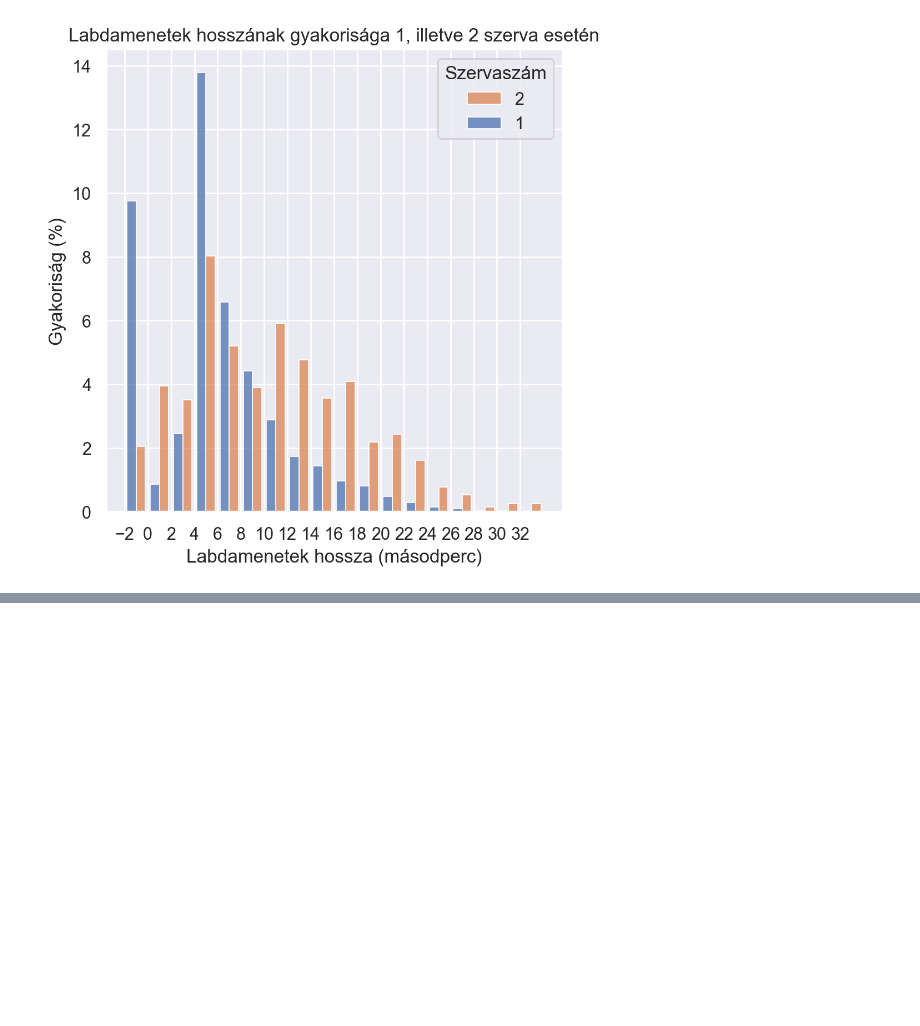
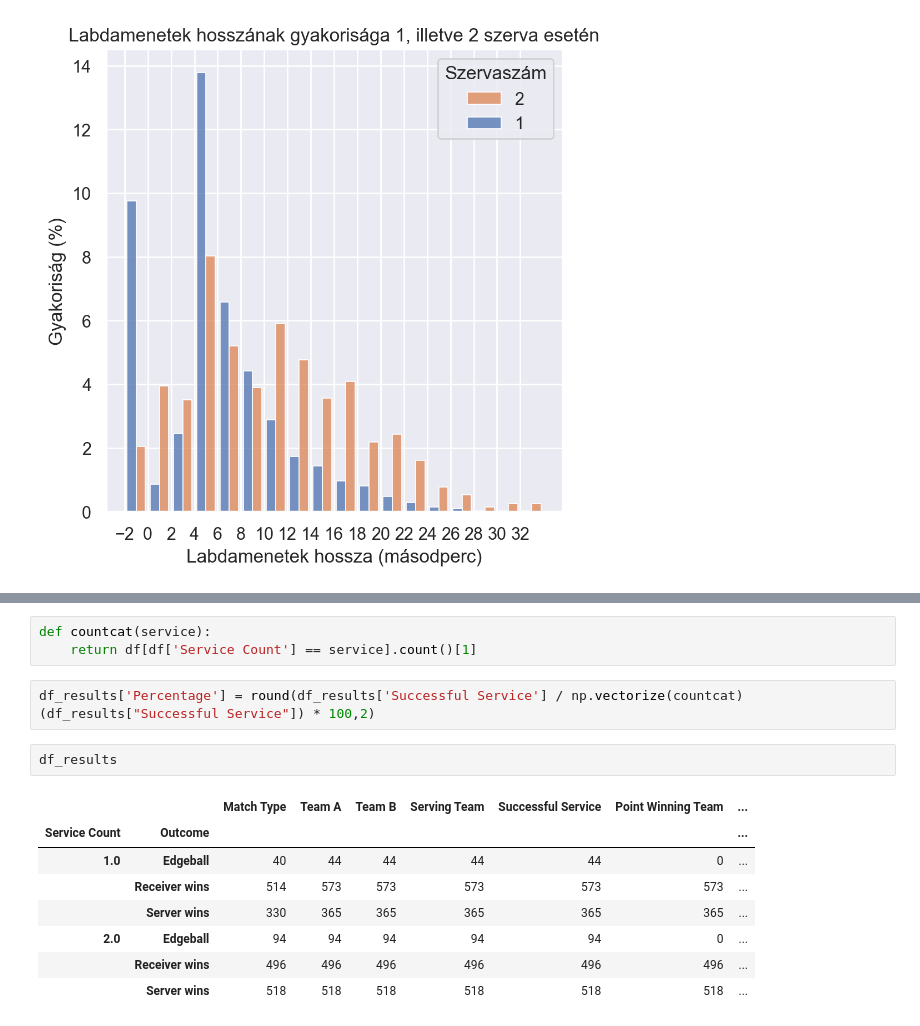
Before and after one commit to barnabasnemeth/Teqball_Services_1_vs_2, a Jupyter notebook: main.ipynb, the cells around one changed output, grey strips where cells are left out. Drawn from its saved outputs; the diff is of its cells as text; blank space fills up the shorter version.

```diff
--- a/main.ipynb
+++ b/main.ipynb
@@ -111,0 +157,16 @@ Text(0.5, 1.0, 'Labdamenetek hosszának gyakorisága 1, illetve 2 szerva esetén
+# %%
+def countcat(service):
+    return df[df['Service Count'] == service].count()[1]
+# %%
+df_results['Percentage'] = round(df_results['Successful Service'] / np.vectorize(countcat)(df_results["Successful Service"]) * 100,2)
+# %%
+df_results
+# %% [output]
+|  |  | Match Type | Team A | Team B | Serving Team | Successful Service | Point Winning Team | ... |
+| Service Count | Outcome |  |  |  |  |  |  | ... |
+| 1.0 | Edgeball | 40 | 44 | 44 | 44 | 44 | 0 | ... |
+|  | Receiver wins | 514 | 573 | 573 | 573 | 573 | 573 | ... |
+|  | Server wins | 330 | 365 | 365 | 365 | 365 | 365 | ... |
+| 2.0 | Edgeball | 94 | 94 | 94 | 94 | 94 | 0 | ... |
+|  | Receiver wins | 496 | 496 | 496 | 496 | 496 | 496 | ... |
+|  | Server wins | 518 | 518 | 518 | 518 | 518 | 518 | ... |
```
Also changed, not shown: parts of 13 cells of this notebook.
